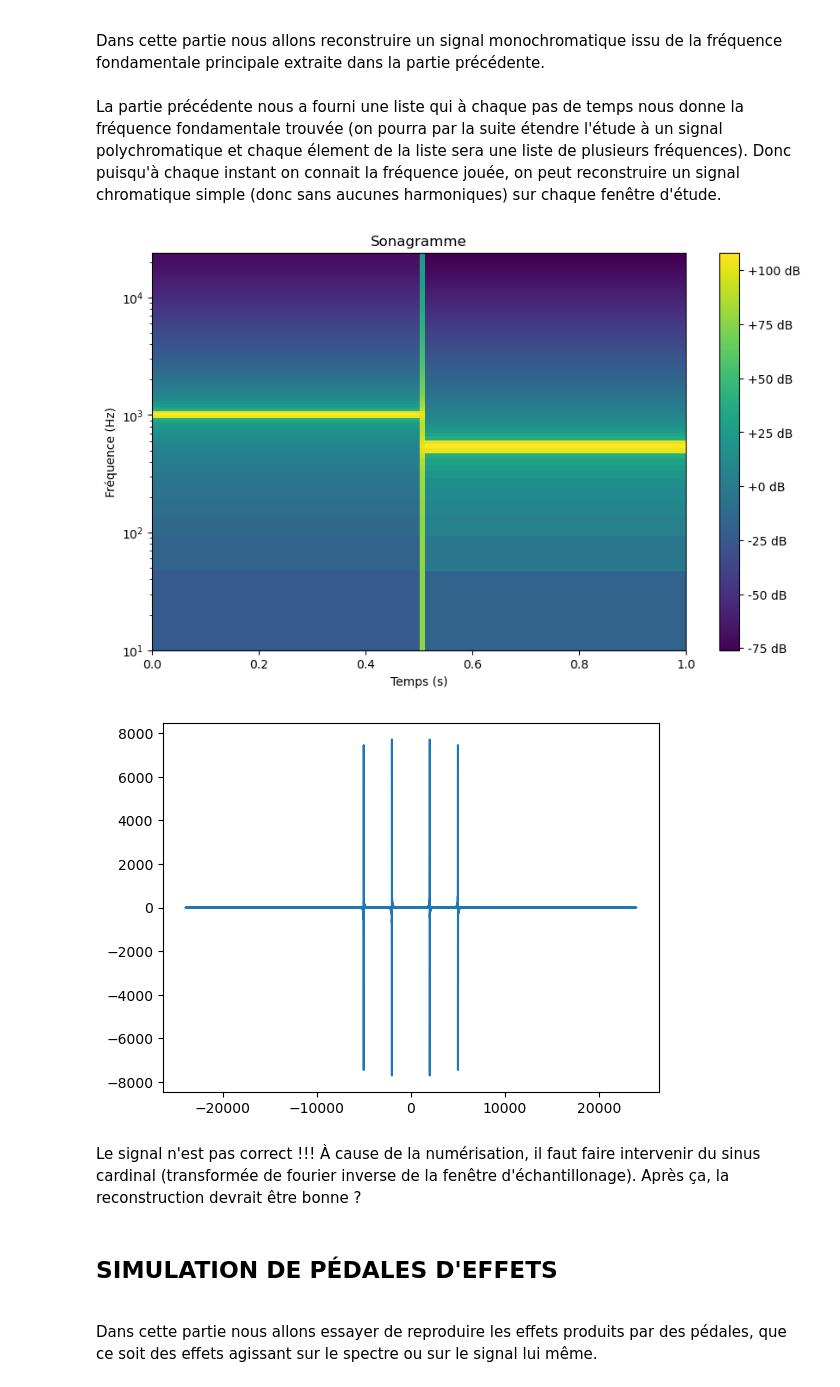
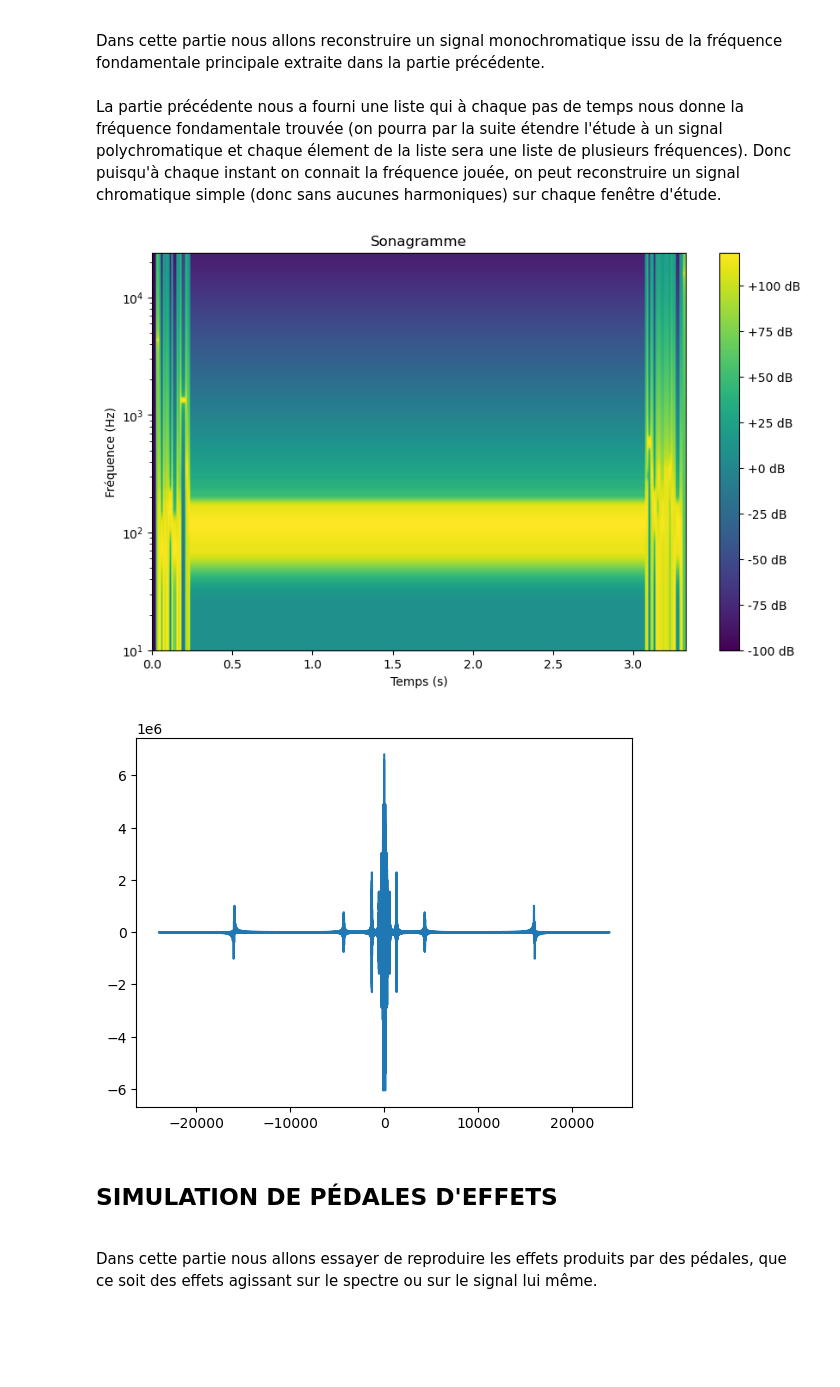
Before and after one commit to arsene-seuillot/BLINK, a Jupyter notebook: BLINK.ipynb, the cells around one changed output. Drawn from its saved outputs; the diff is of its cells as text; code cells hidden in the pictures; blank space fills up the shorter version.

```diff
--- a/BLINK.ipynb
+++ b/BLINK.ipynb
@@ -14,7 +14,7 @@ import matplotlib.pyplot as plt
 import sonagramme as son
 # %%
 # Charger le fichier audio
-filename = 'fichiers_audio/voix_4_notes.wav'
+filename = 'fichiers_audio/voix_1_note.wav'
 #  sr pour sample rate
 sr, y = wavfile.read(filename)  # sr est le taux d'échantillonnage, y est le signal audio en tant que array
 print(sr)
@@ -39,7 +39,7 @@ def créer_audio(nom, rate, L):
 
 #--------- ACTIVER POUR LES FONCTIONS TEST ----------#
 
-fonction_test = True
+fonction_test = False
 
 #----------------------------------------------------#
 
@@ -59,7 +59,7 @@ if fonction_test == True:
     for i in range(24000):
         y.append( A_test*np.sin(2*np.pi*f2_test*(i/sr)) + (A_test/2)*np.sin(2*np.pi*f2_test*2*(i/sr)) )
 
-créer_audio('test.wav',48000,y)
+#créer_audio('test.wav',48000,y)
 # %%
 # Test de création du signal
 
@@ -175,48 +193,46 @@ La partie précédente nous a fourni une liste qui à chaque pas de temps nous d
 # %%
 # Création d'une sinusoïde de fréquence f
 def sinusoïde(f,t):
-    res = np.sin(2*np.pi*f*t)
+    res = 3000*np.sin(2*np.pi*f*t) # Amplitude de 3000 pour entendre qqchose, mais il faudra modifier...
     return res
 
 def reconstruction(spectrogram):
     L_freq_fonda = extraction_fonda(spectrogram, sr, window_size)
     signal_reconstruit = []
     # Nb est le nombre de points d'échantillonage
     Nb = len(L_freq_fonda)
     for i in range(Nb):
         # f est la fréquence détéctée pour la ième fenêtre d'étude
         f = L_freq_fonda[i]
         for j in range(hop_size):
             # Pour avoir t, on se place à la ième fenêtre et au jème point de la fenêtre
             t = (i*hop_size)/sr + j/sr
             val = sinusoïde(f,t)
             signal_reconstruit.append(val)
     for k in range(hop_size):
         t = k/sr
         f = L_freq_fonda[Nb-1]
         val = sinusoïde(f,t)
         signal_reconstruit.append(val)
     return signal_reconstruit
 
 sig = reconstruction(sonagramme)
 # Calcul du spectrogramme
 sonagramme_2 = son.calculer_sonagramme(sig, sr, window_size, hop_size)
 
 # Afficher le sonagramme
 son.afficher_sonagramme(sonagramme_2, sr, len(y), window_size, hop_size)
 
 créer_audio('reconstruit.wav',sr,sig)
 # %% [output]
-[figure, old version]
+[figure, new version]
 # %%
 # On affiche enfin le signal reconstruit :
 Y_rec, L_freq_rec = TF_extrait(sig,sr)
 plt.plot(L_freq_rec,Y_rec)
 plt.show()
 # %% [output]
-[figure, old version]
+[figure, new version]
-# %% [markdown]
-Le signal n'est pas correct !!! À cause de la numérisation, il faut faire intervenir du sinus cardinal (transformée de fourier inverse de la fenêtre d'échantillonage). Après ça, la reconstruction devrait être bonne ?
 # %% [markdown]
 ## **SIMULATION DE PÉDALES D'EFFETS**
 \
```
Also changed, not shown: parts of 6 cells of this notebook, 3 other files.
